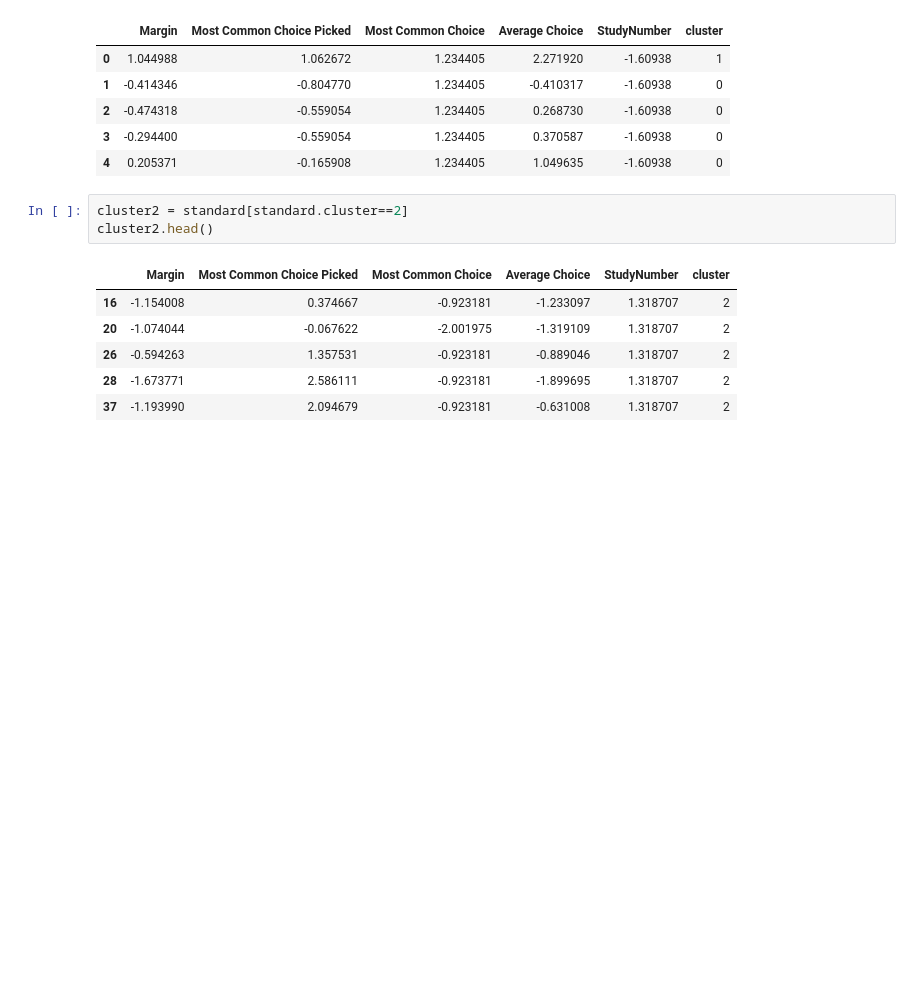
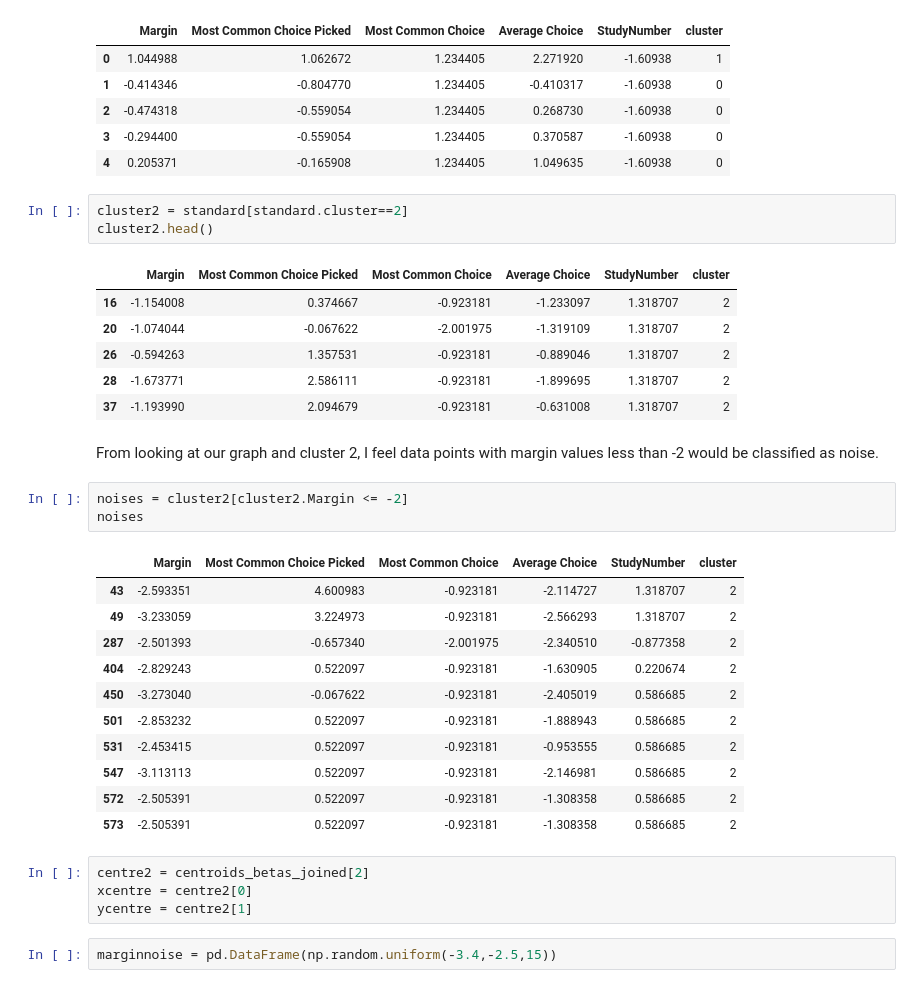
Before and after one commit to kiansweeney11/ca4015-assignment-1, a Jupyter notebook: k-means_variation.ipynb, the cells around one changed output. Cells and saved outputs as stored; diff of their text form; blank space fills up the shorter version.

Commit message:
noise

```diff
--- a/k-means_variation.ipynb
+++ b/k-means_variation.ipynb
@@ -85,3 +85,26 @@ cluster2.head()
 | 26 | -0.594263 | 1.357531 | -0.923181 | -0.889046 | 1.318707 | 2 |
 | 28 | -1.673771 | 2.586111 | -0.923181 | -1.899695 | 1.318707 | 2 |
 | 37 | -1.193990 | 2.094679 | -0.923181 | -0.631008 | 1.318707 | 2 |
+# %% [markdown]
+From looking at our graph and cluster 2, I feel data points with margin values less than -2 would be classified as noise.
+# %%
+noises = cluster2[cluster2.Margin <= -2]
+noises
+# %% [output]
+|  | Margin | Most Common Choice Picked | Most Common Choice | Average Choice | StudyNumber | cluster |
+| 43 | -2.593351 | 4.600983 | -0.923181 | -2.114727 | 1.318707 | 2 |
+| 49 | -3.233059 | 3.224973 | -0.923181 | -2.566293 | 1.318707 | 2 |
+| 287 | -2.501393 | -0.657340 | -2.001975 | -2.340510 | -0.877358 | 2 |
+| 404 | -2.829243 | 0.522097 | -0.923181 | -1.630905 | 0.220674 | 2 |
+| 450 | -3.273040 | -0.067622 | -0.923181 | -2.405019 | 0.586685 | 2 |
+| 501 | -2.853232 | 0.522097 | -0.923181 | -1.888943 | 0.586685 | 2 |
+| 531 | -2.453415 | 0.522097 | -0.923181 | -0.953555 | 0.586685 | 2 |
+| 547 | -3.113113 | 0.522097 | -0.923181 | -2.146981 | 0.586685 | 2 |
+| 572 | -2.505391 | 0.522097 | -0.923181 | -1.308358 | 0.586685 | 2 |
+| 573 | -2.505391 | 0.522097 | -0.923181 | -1.308358 | 0.586685 | 2 |
+# %%
+centre2 = centroids_betas_joined[2]
+xcentre = centre2[0]
+ycentre = centre2[1]
+# %%
+marginnoise = pd.DataFrame(np.random.uniform(-3.4,-2.5,15))
```
Also changed, not shown: parts of 6 cells of this notebook.
